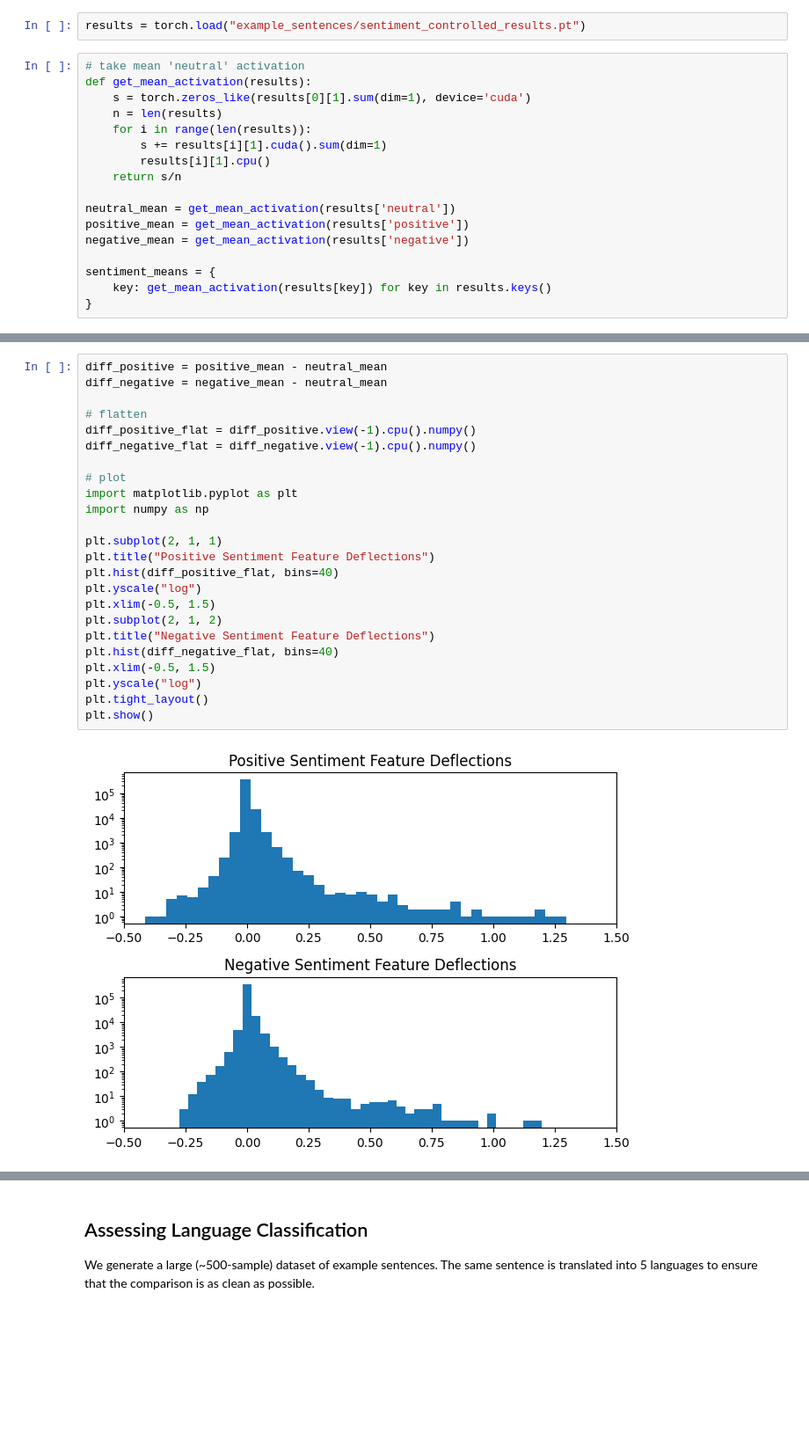
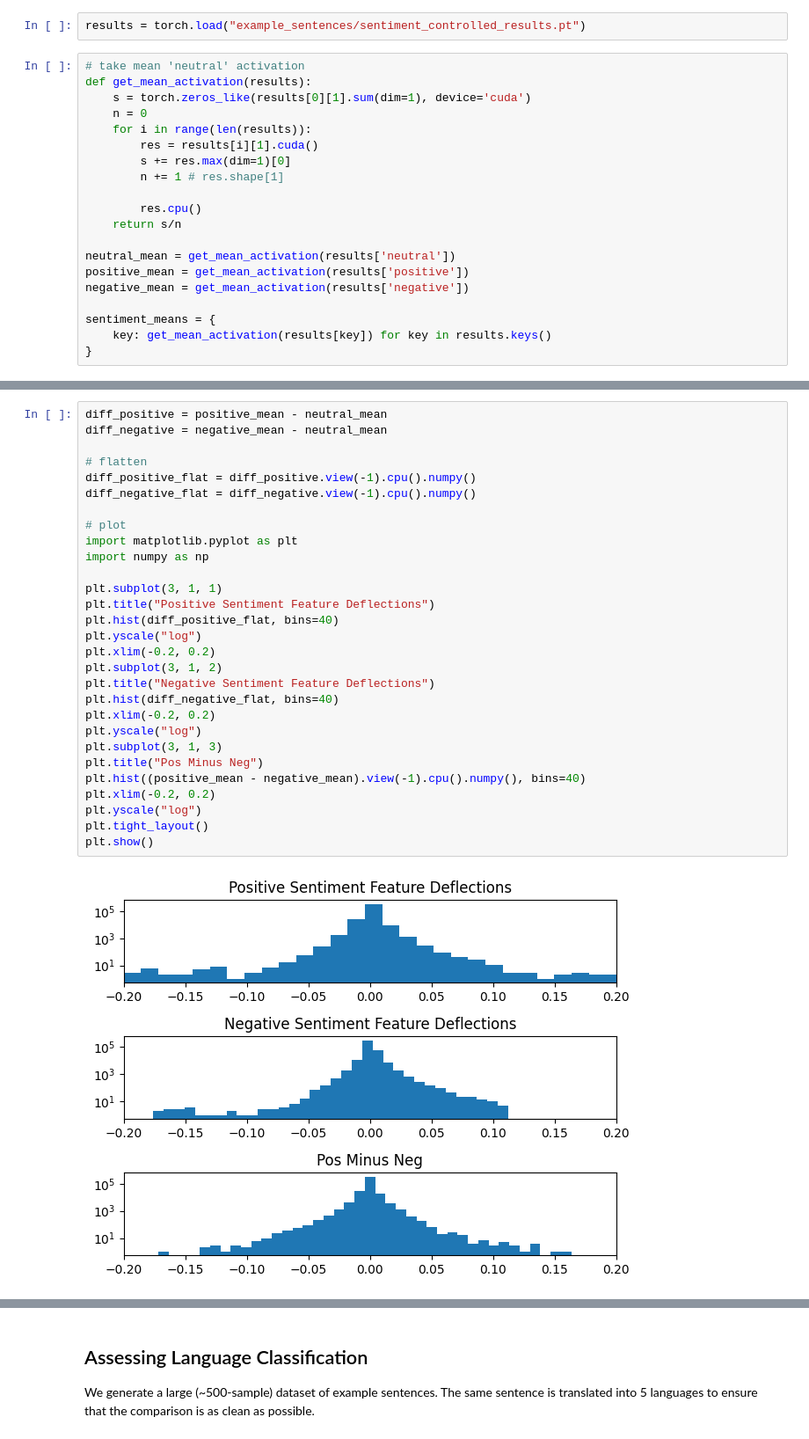
Before and after one commit to myfatemi04/cs-6501-nlp-project, a Jupyter notebook: sparse.ipynb, the cells around one changed output, grey strips where cells are left out. Shown: that part at 88% size. Saved outputs shown, nothing was run; the diff lists cells and outputs as text; blank space fills up the shorter version.

```diff
--- a/sparse.ipynb
+++ b/sparse.ipynb
@@ -251,10 +266,13 @@ results = torch.load("example_sentences/sentiment_controlled_results.pt")
 # take mean 'neutral' activation
 def get_mean_activation(results):
     s = torch.zeros_like(results[0][1].sum(dim=1), device='cuda')
-    n = len(results)
+    n = 0
     for i in range(len(results)):
-        s += results[i][1].cuda().sum(dim=1)
-        results[i][1].cpu()
+        res = results[i][1].cuda()
+        s += res.max(dim=1)[0]
+        n += 1 # res.shape[1]
+
+        res.cpu()
     return s/n
 
 neutral_mean = get_mean_activation(results['neutral'])
@@ -267,26 +289,31 @@ sentiment_means = {
 # %%
 diff_positive = positive_mean - neutral_mean
 diff_negative = negative_mean - neutral_mean
 
 # flatten
 diff_positive_flat = diff_positive.view(-1).cpu().numpy()
 diff_negative_flat = diff_negative.view(-1).cpu().numpy()
 
 # plot
 import matplotlib.pyplot as plt
 import numpy as np
 
-plt.subplot(2, 1, 1)
+plt.subplot(3, 1, 1)
 plt.title("Positive Sentiment Feature Deflections")
 plt.hist(diff_positive_flat, bins=40)
 plt.yscale("log")
-plt.xlim(-0.5, 1.5)
-plt.subplot(2, 1, 2)
+plt.xlim(-0.2, 0.2)
+plt.subplot(3, 1, 2)
 plt.title("Negative Sentiment Feature Deflections")
 plt.hist(diff_negative_flat, bins=40)
-plt.xlim(-0.5, 1.5)
+plt.xlim(-0.2, 0.2)
+plt.yscale("log")
+plt.subplot(3, 1, 3)
+plt.title("Pos Minus Neg")
+plt.hist((positive_mean - negative_mean).view(-1).cpu().numpy(), bins=40)
+plt.xlim(-0.2, 0.2)
 plt.yscale("log")
 plt.tight_layout()
 plt.show()
 # %% [output]
-[figure, old version]
+[figure, new version]
```
Also changed, not shown: parts of 16 cells of this notebook.
